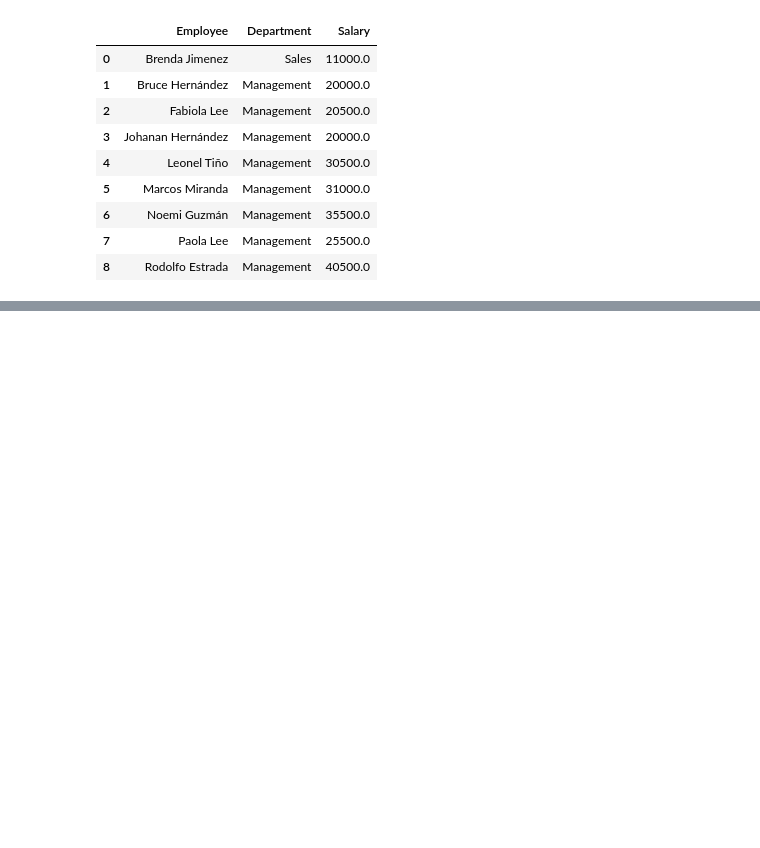
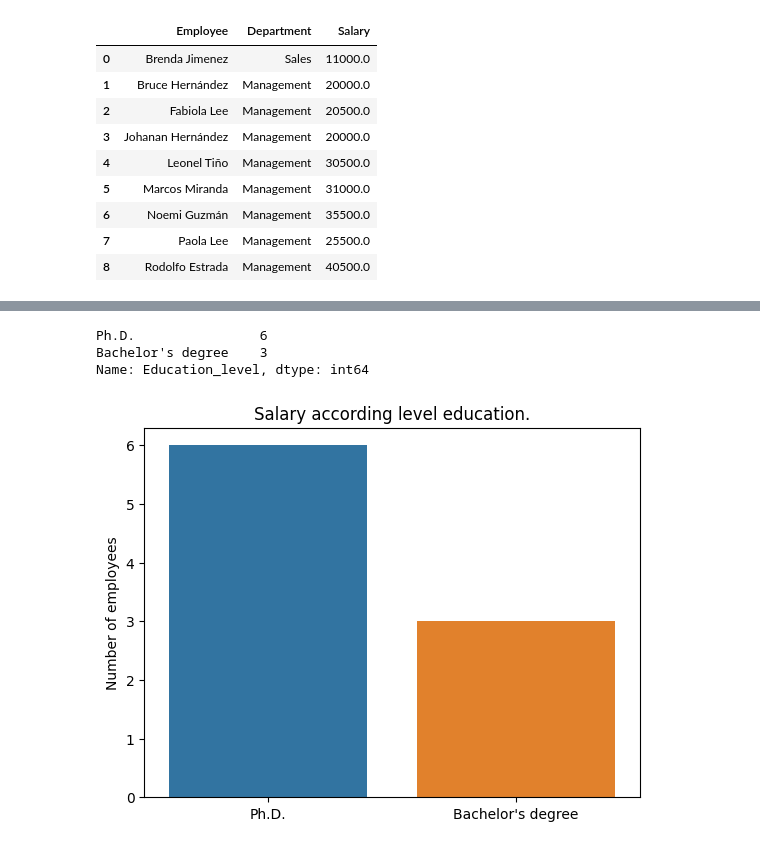
Before and after one commit to leonellee1988/Company_db_SQL, a Jupyter notebook: queries_26092023.ipynb, the cells around one changed output, grey strips where cells are left out. Drawn from its saved outputs; the diff is of its cells as text; code cells hidden in the pictures; blank space fills up the shorter version.

```diff
--- a/queries_26092023.ipynb
+++ b/queries_26092023.ipynb
@@ -172,0 +239,17 @@ data_frame_5
+# %%
+#Salary over 10K vs education level.
+
+query_4_1 = cursor.execute(
+    """
+    SELECT name, education, salary
+    FROM employee
+    WHERE salary > 10000
+    GROUP BY name, education, salary
+    """
+)
+
+result_query_4_1 = query_4_1.fetchall()
+data_frame_4_1 = pd.DataFrame(result_query_4_1, columns=["Employee", "Education_level", "Salary"])
+data_frame_4_1
+
+#cursor.close()
@@ -172,0 +267,21 @@ data_frame_5
+# %%
+#We also might be interested in know how many employees are there for each level education who earn more than 10K.
+
+series_4_1 = data_frame_4_1['Education_level'].value_counts()
+series_4_1
+# %% [output]
+Ph.D.                6
+Bachelor's degree    3
+Name: Education_level, dtype: int64
+# %%
+level_educ_names = series_4_1.index
+level_educ_values = series_4_1.values
+
+ax_4_1 = sns.barplot(x=level_educ_names, y=level_educ_values)
+ax_4_1.set_xticklabels(level_educ_names)
+
+plt.title("Salary according level education.")
+plt.ylabel("Number of employees")
+plt.show()
+# %% [output]
+[figure, added]
```
Also changed, not shown: parts of 29 cells of this notebook.
